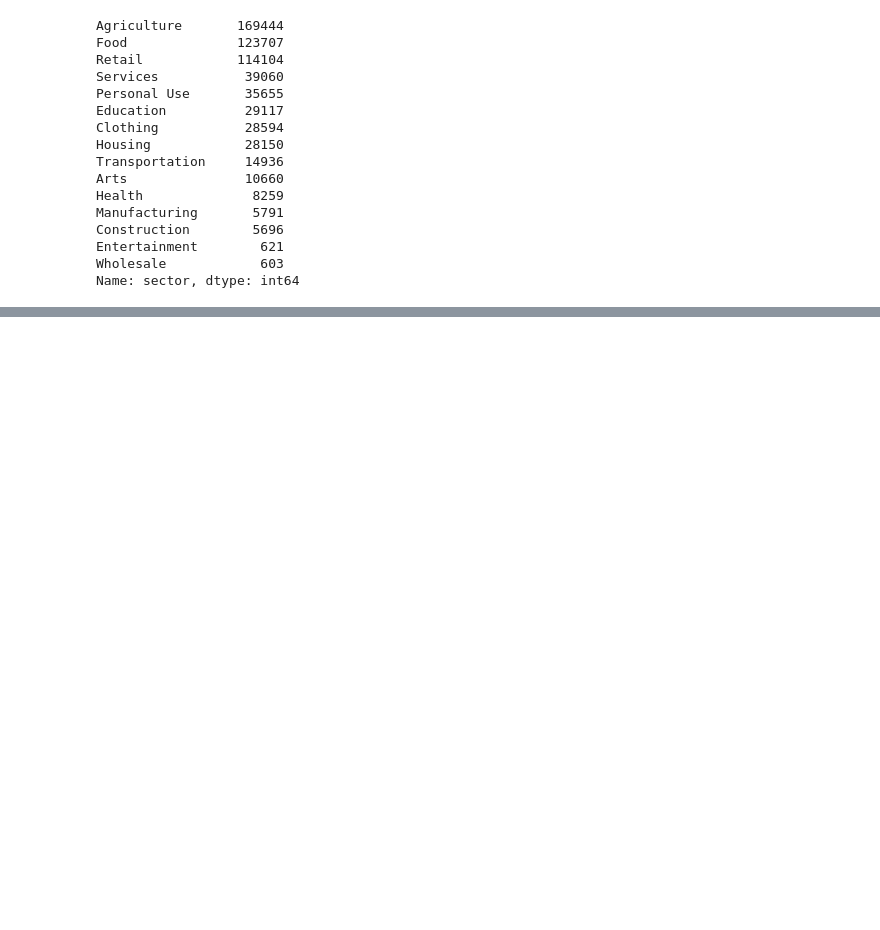
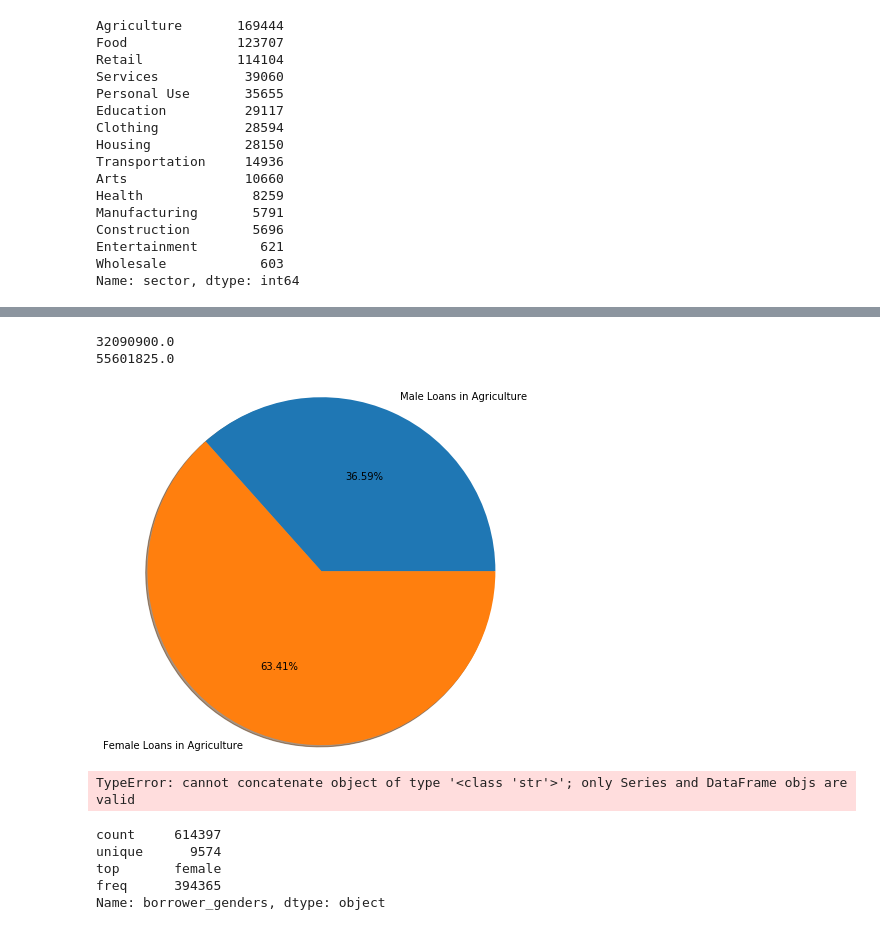
Before and after one commit to masterpython4ds/assignment-1-Alumasa, a Jupyter notebook: Kiva loans dataset.ipynb, the cells around one changed output, grey strips where cells are left out. Saved outputs shown, nothing was run; the diff lists cells and outputs as text; code cells hidden in the pictures; blank space fills up the shorter version.

Commit message:
Female vs Male loans in Agriculture

```diff
--- a/Kiva loans dataset.ipynb
+++ b/Kiva loans dataset.ipynb
@@ -294,5 +296,6 @@ Name: sector, dtype: int64
 #female_and_agriculture = loans_data[(loans_data.borrower_genders == 'female') & (loans_data.sector == 'Agriculture')]
 #print(female_and_agriculture.loan_amount.value_counts())
 # %%
-a = female[female['sector'] == 'Agriculture'].unique()
-print(a)
+a = female[female['sector'] == 'Agriculture']
+print(a.count())
+print(a['loan_amount'].sum())
@@ -306,0 +317,4 @@ loans_data.head()
+# %%
+b = male[male['sector'] == 'Agriculture']
+print(b.count())
+print(b['loan_amount'].sum())
@@ -307,5 +336,23 @@ loans_data.head()
+# %%
+male_agric_loans = b['loan_amount'].sum()
+female_agric_loans = a['loan_amount'].sum()
+print(male_agric_loans)
+print(female_agric_loans)
+# %% [output]
+32090900.0
+55601825.0
+# %%
+values = [male_agric_loans, female_agric_loans]
+labels = ['Male Loans in Agriculture', 'Female Loans in Agriculture']
+plt.axis('equal')
+plt.pie(values, labels=labels, radius=2, autopct='%0.2f%%', shadow=True)
+plt.show()
+# %% [output]
+[figure, added]
 # %%
-loans_data['gender'] = pd.Series()
+#Trying to clean the gender column:
+#IT'S NOT WORKING!!
+loans_data['gender'] = pd.Series(dtype='object')
 for each in loans_data['borrower_genders']:
     if each[0] == 'f' or each[0] == 'F':
         loans_data['gender'].append('F')
@@ -314,3 +361,13 @@ for each in loans_data['borrower_genders']:
     else:
         loans_data['gender'].append('None')
 loans_data['gender']
+# %% [output]
+TypeError: cannot concatenate object of type '<class 'str'>'; only Series and DataFrame objs are valid
+# %%
+loans_data['borrower_genders'].describe()
+# %% [output]
+count     614397
+unique      9574
+top       female
+freq      394365
+Name: borrower_genders, dtype: object
```
Also changed, not shown: parts of 6 cells of this notebook.
